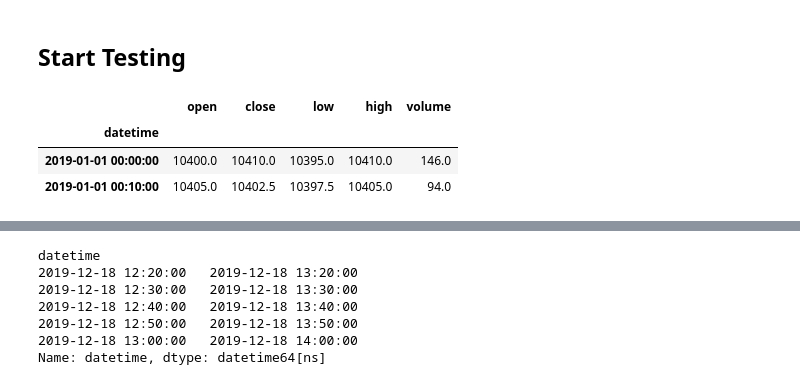
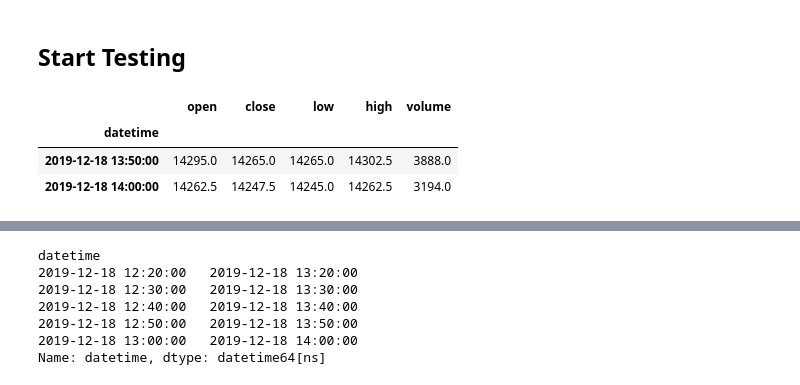
Before and after one commit to ClockworkBunny/quant_models, a Jupyter notebook: TestingNotebooks/TEST_labeling.ipynb, the cells around one changed output, grey strips where cells are left out. Saved outputs shown, nothing was run; the diff lists cells and outputs as text; code cells hidden in the pictures.

```diff
--- a/TestingNotebooks/TEST_labeling.ipynb
+++ b/TestingNotebooks/TEST_labeling.ipynb
@@ -13,15 +13,15 @@ df_price = pd.read_csv(data_fn)
 test_df = df_price.copy()
 test_df.loc[:,'datetime'] = pd.to_datetime(test_df.datetime)
 test_df.set_index('datetime', inplace=True)
-df_testprice = test_df.loc[test_df.index > pd.to_datetime('2019-01-01')]
+df_testprice = test_df.loc[test_df.index > pd.to_datetime('2019-10-01')]
 df_sampled = sample_df(df_testprice, '10T')
 # %% [markdown]
 ## Start Testing
 # %%
-df_sampled.head(2)
+df_sampled.tail(2)
 # %% [output]
 |  | open | close | low | high | volume |
 | datetime |  |  |  |  |  |
-| 2019-01-01 00:00:00 | 10400.0 | 10410.0 | 10395.0 | 10410.0 | 146.0 |
-| 2019-01-01 00:10:00 | 10405.0 | 10402.5 | 10397.5 | 10405.0 | 94.0 |
+| 2019-12-18 13:50:00 | 14295.0 | 14265.0 | 14265.0 | 14302.5 | 3888.0 |
+| 2019-12-18 14:00:00 | 14262.5 | 14247.5 | 14245.0 | 14262.5 | 3194.0 |
 # %%
```
Also changed, not shown: parts of 27 cells of this notebook, 1 other file.
